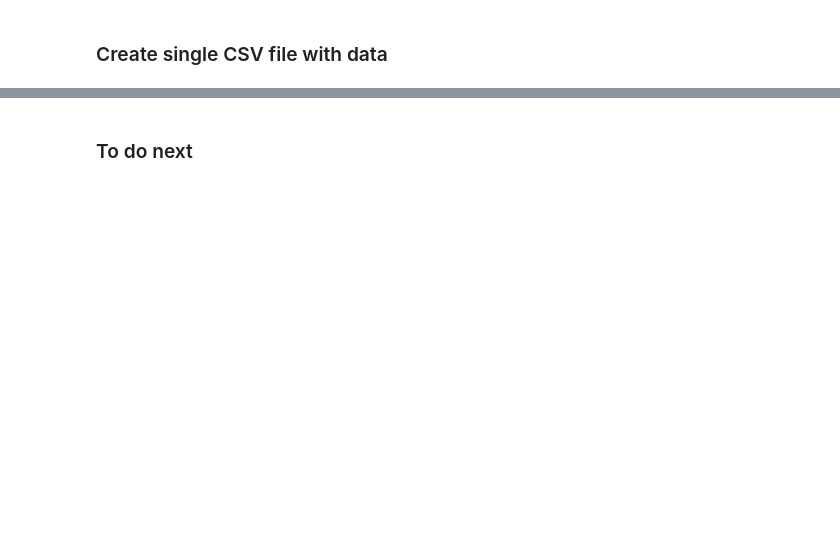
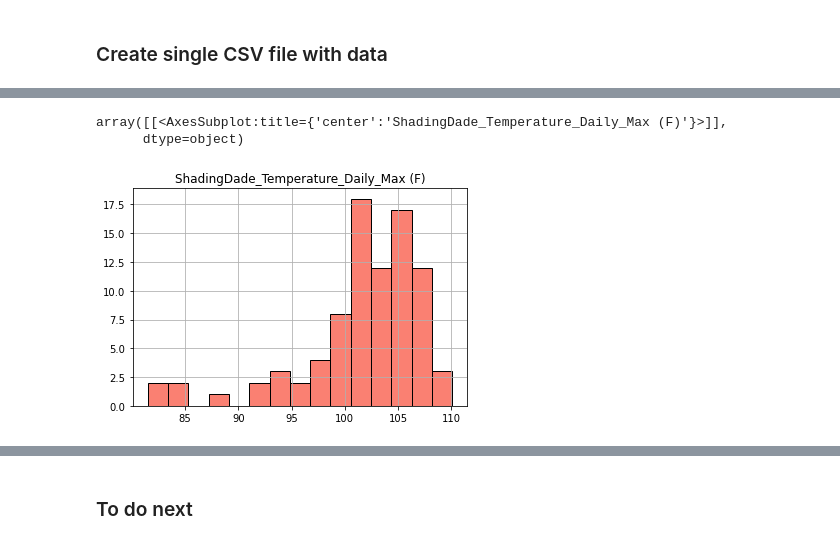
Before and after one commit to mariajmolina/Innovator_AI_Bias, a Jupyter notebook: Local_temperatures_MIAMI_FL.ipynb, the cells around one changed output, grey strips where cells are left out. Cells and saved outputs as stored; diff of their text form; code cells hidden in the pictures; blank space fills up the shorter version.

```diff
--- a/Local_temperatures_MIAMI_FL.ipynb
+++ b/Local_temperatures_MIAMI_FL.ipynb
@@ -178,0 +246,4 @@ SD_temp_during_NOAA_tmin_F = np.array(SD_temp_during_NOAA_tmin_F)
+# %%
+# subtracting Shading Dade corresponding temperature during NOAA KMIA daily min temperature
+# from NOAA daily min temperature (F)
+SD_temp_during_NOAA_tmin_F_diff = tmin_NOAA_daily['Temperature_F'] - SD_temp_during_NOAA_tmin_F
@@ -179,3 +252,15 @@ SD_temp_during_NOAA_tmin_F = np.array(SD_temp_during_NOAA_tmin_F)
+# %%
+# absolute time difference between daily maximum temperature (NOAA KMIA and Shading Dade)
+tmax_diff = []
+for i, j in zip(tmax_SD_daily_datetime.values, tmax_NOAA_daily_datetime.values):
+    tmax_diff.append(compute_time_difference(i, j))
+tmax_diff = np.array(tmax_diff)
+# %%
+# absolute time difference between daily minimum temperature (NOAA KMIA and Shading Dade)
+tmin_diff = []
+for i, j in zip(tmin_SD_daily_datetime.values, tmin_NOAA_daily_datetime.values):
+    tmin_diff.append(compute_time_difference(i, j))
+tmin_diff = np.array(tmin_diff)
 # %% [markdown]
 ### Create single CSV file with data
 # %%
@@ -189,10 +274,25 @@ data = {'ShadingDade_Temperature_Daily_Max (C)': tmax_SD_daily['Temperature (C)'
         'NOAA_KMIA_Temperature_Daily_Max (F)': tmax_NOAA_daily['Temperature_F'],
         'NOAA_KMIA_Temperature_Daily_Min (F)': tmin_NOAA_daily['Temperature_F'],
 
+        'Daily_Temperature_Max_Difference (C)': tmax_daily_difference_C,
+        'Daily_Temperature_Min_Difference (C)': tmin_daily_difference_C,
+        'Daily_Temperature_Max_Difference (F)': tmax_daily_difference_F,
+        'Daily_Temperature_Min_Difference (F)': tmin_daily_difference_F,
+
         'Corresponding_Datetime_ShadingDade_DailyMax': tmax_SD_daily_datetime.values,
         'Corresponding_Datetime_ShadingDade_DailyMin': tmin_SD_daily_datetime.values,
         'Corresponding_Datetime_NOAA_KMIA_DailyMax': tmax_NOAA_daily_datetime.values,
         'Corresponding_Datetime_NOAA_KMIA_DailyMin': tmin_NOAA_daily_datetime.values,
+
+        'Corresponding_Datetime_NOAA_KMIA_DailyMax_Difference (C)': NOAA_temp_during_SD_tmax_C_diff,
+        'Corresponding_Datetime_NOAA_KMIA_DailyMax_Difference (F)': NOAA_temp_during_SD_tmax_F_diff,
+        'Corresponding_Datetime_NOAA_KMIA_DailyMin_Difference (C)': NOAA_temp_during_SD_tmin_C_diff,
+        'Corresponding_Datetime_NOAA_KMIA_DailyMin_Difference (F)': NOAA_temp_during_SD_tmin_F_diff,
+
+        'Corresponding_Datetime_ShadingDade_DailyMax_Difference (C)': SD_temp_during_NOAA_tmax_C_diff,
+        'Corresponding_Datetime_ShadingDade_DailyMax_Difference (F)': SD_temp_during_NOAA_tmax_F_diff,
+        'Corresponding_Datetime_ShadingDade_DailyMin_Difference (C)': SD_temp_during_NOAA_tmin_C_diff,
+        'Corresponding_Datetime_ShadingDade_DailyMin_Difference (F)': SD_temp_during_NOAA_tmin_F_diff,
 
         'NOAA_Corresponding_Temperature_During_ShadingDade_DailyMax (C)': NOAA_temp_during_SD_tmax_C,
         'NOAA_Corresponding_Temperature_During_ShadingDade_DailyMin (C)': NOAA_temp_during_SD_tmin_C,
@@ -203,6 +303,11 @@ data = {'ShadingDade_Temperature_Daily_Max (C)': tmax_SD_daily['Temperature (C)'
         'NOAA_Corresponding_Temperature_During_ShadingDade_DailyMin (F)': NOAA_temp_during_SD_tmin_F,
         'ShadingDade_Corresponding_Temperature_During_NOAA_DailyMax (F)': SD_temp_during_NOAA_tmax_F,
         'ShadingDade_Corresponding_Temperature_During_NOAA_DailyMin (F)': SD_temp_during_NOAA_tmin_F,
+
+        'Absolute_time_difference_tmax_NOAA_ShadingDade (day H:M:S)': tmax_diff,
+        'Absolute_time_difference_tmin_NOAA_ShadingDade (day H:M:S)': tmin_diff,
+
+
        }
 # %%
 df_FINAL = pd.DataFrame(data)
@@ -225,0 +331,6 @@ df_FINAL
+# %%
+df_FINAL.hist('ShadingDade_Temperature_Daily_Max (F)', edgecolor='k', facecolor='salmon', bins=15)
+# %% [output]
+array([[<AxesSubplot:title={'center':'ShadingDade_Temperature_Daily_Max (F)'}>]],
+      dtype=object)
+[figure, added]
```
Also changed, not shown: parts of 23 cells of this notebook.
